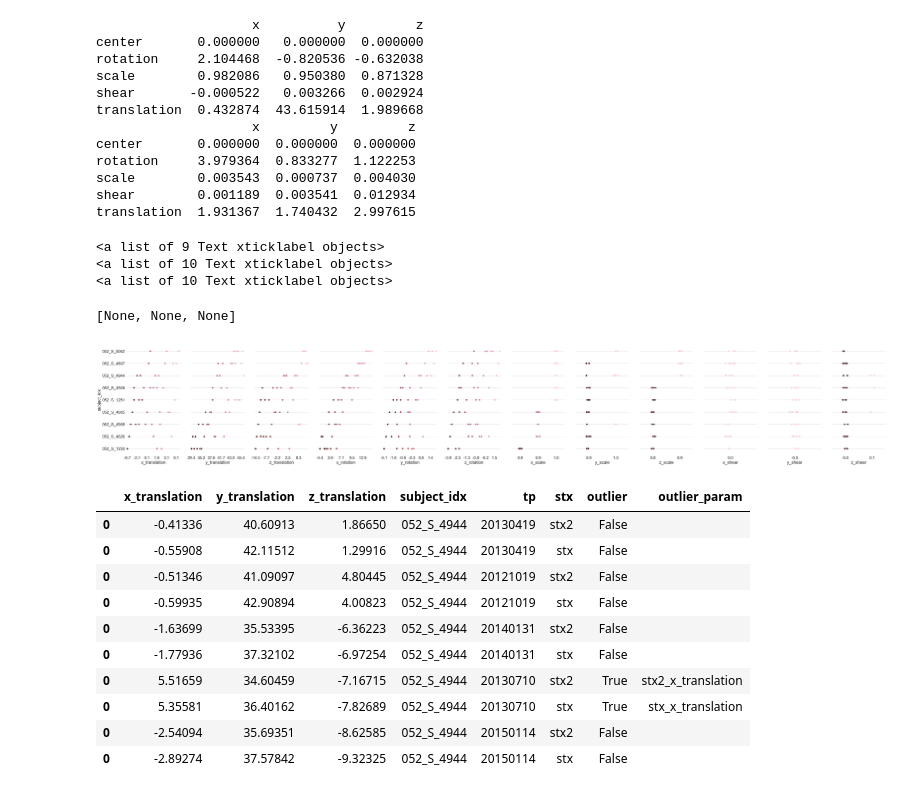
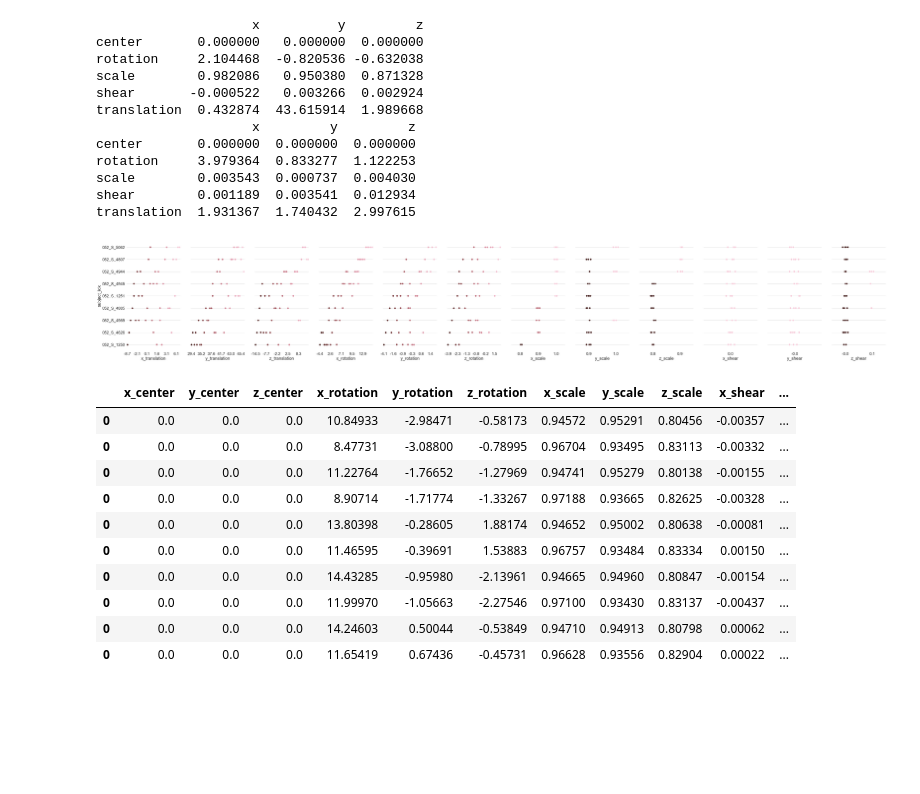
Before and after one commit to nikhil-C45/MR_preproc_dash, a Jupyter notebook: notebooks/MR_preproc_dash_registration_metrics.ipynb, the cells around one changed output. Saved outputs shown, nothing was run; the diff lists cells and outputs as text; code cells hidden in the pictures; blank space fills up the shorter version.

```diff
--- a/notebooks/MR_preproc_dash_registration_metrics.ipynb
+++ b/notebooks/MR_preproc_dash_registration_metrics.ipynb
@@ -92,13 +92,6 @@ rotation     3.979364  0.833277  1.122253
 scale        0.003543  0.000737  0.004030
 shear        0.001189  0.003541  0.012934
 translation  1.931367  1.740432  2.997615
-# %%
-[print(ax.get_xticklabels()) for ax in g.axes.flat]
-# %% [output]
-<a list of 9 Text xticklabel objects>
-<a list of 10 Text xticklabel objects>
-<a list of 10 Text xticklabel objects>
-[None, None, None]
 # %%
 # Make the PairGrid
 dash_df = pd.read_pickle('/Users/nikhil/Downloads/test_dash_output.pkl')
@@ -141,21 +134,20 @@ sns.despine(left=True, bottom=True)
 [figure]
 # %%
 dash_df = pd.read_pickle('/Users/nikhil/Downloads/test_dash_output.pkl')
-reg_cols = ['x_translation','y_translation','z_translation']
 reg_dirs = ['stx','stx2']
 od_df = dash_df.copy()
-df = find_reg_outliers(od_df,reg_dirs,cols)
+df = find_reg_outliers(od_df,reg_dirs,reg_cols)
 # %%
-df[df['subject_idx']=='052_S_4944'][cols + ['subject_idx','tp','stx','outlier','outlier_param']]
+df[df['subject_idx']=='052_S_4944'][reg_cols + ['subject_idx','tp','stx','outlier','outlier_param']]
 # %% [output]
-|  | x_translation | y_translation | z_translation | subject_idx | tp | stx | outlier | outlier_param |
-| 0 | -0.41336 | 40.60913 | 1.86650 | 052_S_4944 | 20130419 | stx2 | False |  |
-| 0 | -0.55908 | 42.11512 | 1.29916 | 052_S_4944 | 20130419 | stx | False |  |
-| 0 | -0.51346 | 41.09097 | 4.80445 | 052_S_4944 | 20121019 | stx2 | False |  |
-| 0 | -0.59935 | 42.90894 | 4.00823 | 052_S_4944 | 20121019 | stx | False |  |
-| 0 | -1.63699 | 35.53395 | -6.36223 | 052_S_4944 | 20140131 | stx2 | False |  |
-| 0 | -1.77936 | 37.32102 | -6.97254 | 052_S_4944 | 20140131 | stx | False |  |
-| 0 | 5.51659 | 34.60459 | -7.16715 | 052_S_4944 | 20130710 | stx2 | True | stx2_x_translation |
-| 0 | 5.35581 | 36.40162 | -7.82689 | 052_S_4944 | 20130710 | stx | True | stx_x_translation |
-| 0 | -2.54094 | 35.69351 | -8.62585 | 052_S_4944 | 20150114 | stx2 | False |  |
-| 0 | -2.89274 | 37.57842 | -9.32325 | 052_S_4944 | 20150114 | stx | False |  |
+|  | x_center | y_center | z_center | x_rotation | y_rotation | z_rotation | x_scale | y_scale | z_scale | x_shear | ... |
+| 0 | 0.0 | 0.0 | 0.0 | 10.84933 | -2.98471 | -0.58173 | 0.94572 | 0.95291 | 0.80456 | -0.00357 | ... |
+| 0 | 0.0 | 0.0 | 0.0 | 8.47731 | -3.08800 | -0.78995 | 0.96704 | 0.93495 | 0.83113 | -0.00332 | ... |
+| 0 | 0.0 | 0.0 | 0.0 | 11.22764 | -1.76652 | -1.27969 | 0.94741 | 0.95279 | 0.80138 | -0.00155 | ... |
+| 0 | 0.0 | 0.0 | 0.0 | 8.90714 | -1.71774 | -1.33267 | 0.97188 | 0.93665 | 0.82625 | -0.00328 | ... |
+| 0 | 0.0 | 0.0 | 0.0 | 13.80398 | -0.28605 | 1.88174 | 0.94652 | 0.95002 | 0.80638 | -0.00081 | ... |
+| 0 | 0.0 | 0.0 | 0.0 | 11.46595 | -0.39691 | 1.53883 | 0.96757 | 0.93484 | 0.83334 | 0.00150 | ... |
+| 0 | 0.0 | 0.0 | 0.0 | 14.43285 | -0.95980 | -2.13961 | 0.94665 | 0.94960 | 0.80847 | -0.00154 | ... |
+| 0 | 0.0 | 0.0 | 0.0 | 11.99970 | -1.05663 | -2.27546 | 0.97100 | 0.93430 | 0.83137 | -0.00437 | ... |
+| 0 | 0.0 | 0.0 | 0.0 | 14.24603 | 0.50044 | -0.53849 | 0.94710 | 0.94913 | 0.80798 | 0.00062 | ... |
+| 0 | 0.0 | 0.0 | 0.0 | 11.65419 | 0.67436 | -0.45731 | 0.96628 | 0.93556 | 0.82904 | 0.00022 | ... |
```
Also changed, not shown: 1 other file.
